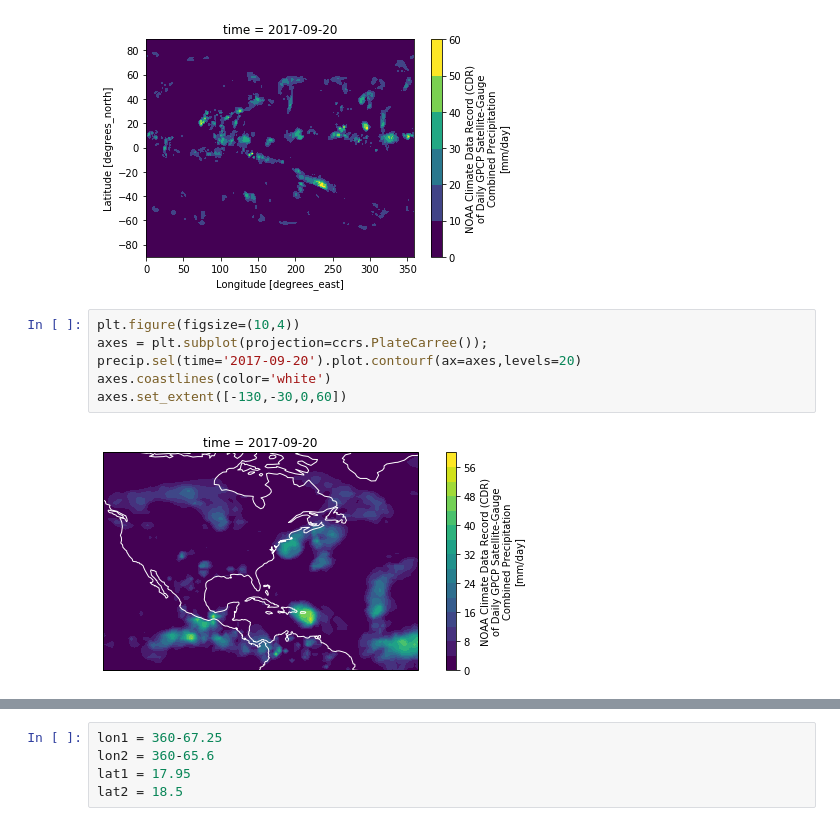
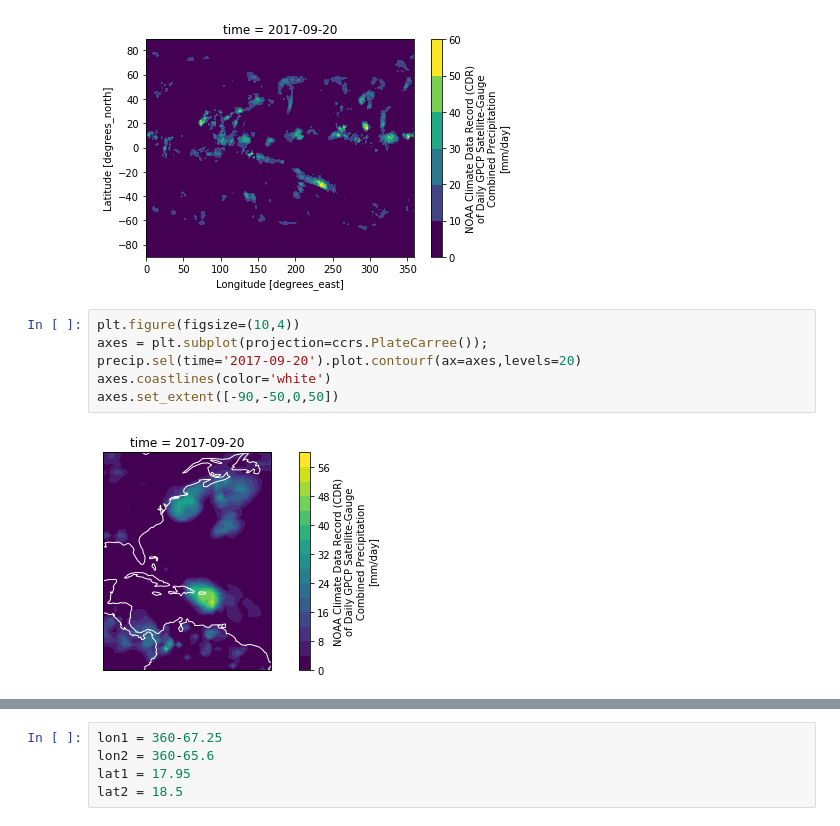
Before and after one commit to billboos/eps24fall2019, a Jupyter notebook: 01_Intro/01_Intro.ipynb, the cells around one changed output, grey strips where cells are left out. Cells and saved outputs as stored; diff of their text form.

Commit message:
updated Maria image and graphics

```diff
--- a/01_Intro/01_Intro.ipynb
+++ b/01_Intro/01_Intro.ipynb
@@ -314,8 +325,8 @@ precip.sel(time='2017-09-20').plot.contourf()
 # %%
 plt.figure(figsize=(10,4))
 axes = plt.subplot(projection=ccrs.PlateCarree());
 precip.sel(time='2017-09-20').plot.contourf(ax=axes,levels=20)
 axes.coastlines(color='white')
-axes.set_extent([-130,-30,0,60])
+axes.set_extent([-90,-50,0,50])
 # %% [output]
-[figure, old version]
+[figure, new version]
```
Also changed, not shown: parts of 20 cells of this notebook.
